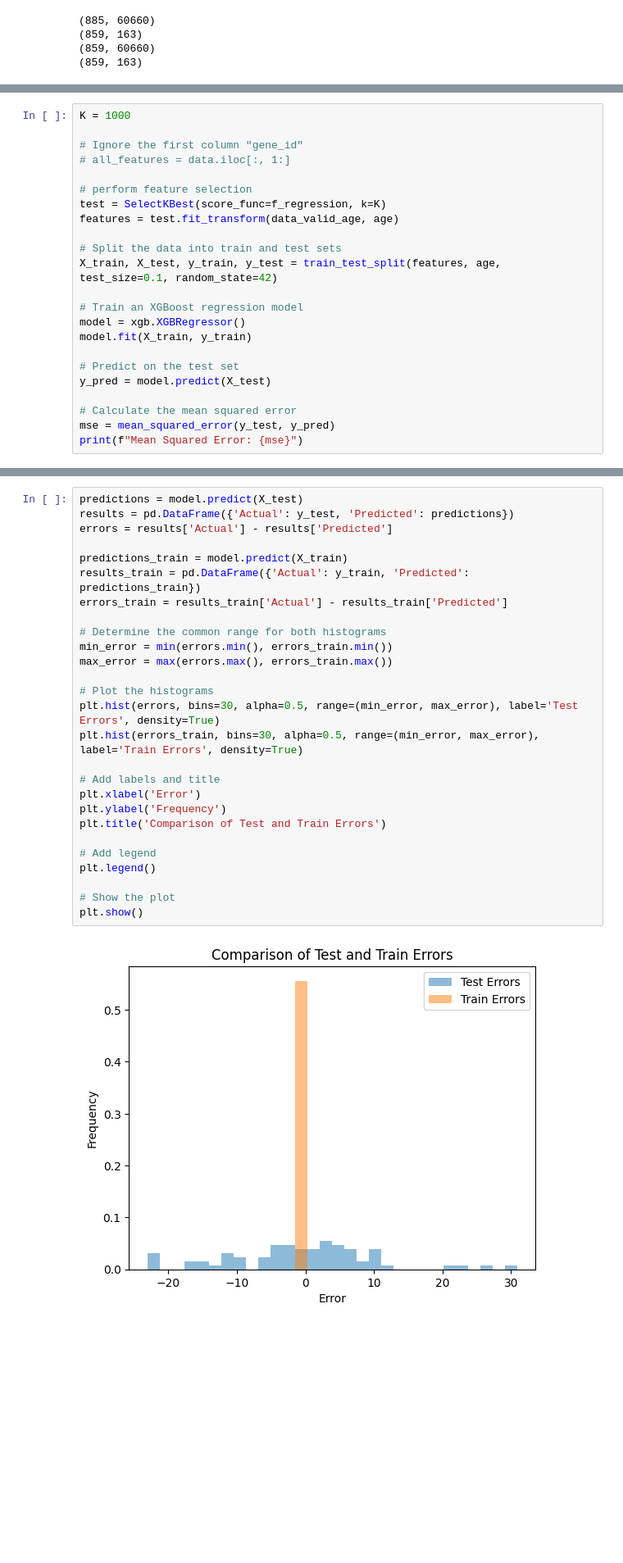
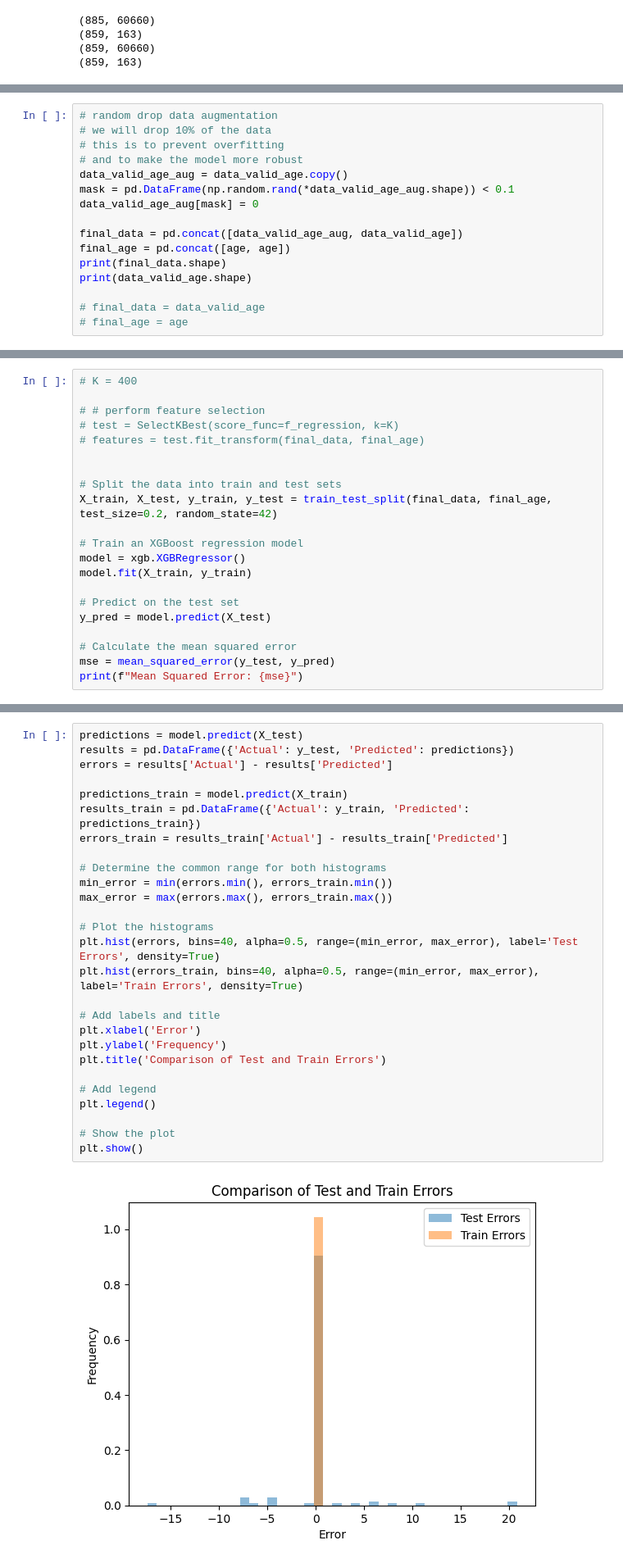
Before and after one commit to igorperic17/gene-expression-age-prediction, a Jupyter notebook: xgboost_age.ipynb, the cells around one changed output, grey strips where cells are left out. Shown: that part at 82% size. Cells and saved outputs as stored; diff of their text form; blank space fills up the shorter version.

Commit message:
Added data augmentation and removed feature selection - MSE 12.52

```diff
--- a/xgboost_age.ipynb
+++ b/xgboost_age.ipynb
@@ -251,3 +251,19 @@ plt.hist(age, bins=10)
  array([14. , 21.5, 29. , 36.5, 44. , 51.5, 59. , 66.5, 74. , 81.5, 89. ]),
  <BarContainer object of 10 artists>)
 [figure]
+# %%
+# random drop data augmentation
+# we will drop 10% of the data
+# this is to prevent overfitting
+# and to make the model more robust
+data_valid_age_aug = data_valid_age.copy()
+mask = pd.DataFrame(np.random.rand(*data_valid_age_aug.shape)) < 0.1
+data_valid_age_aug[mask] = 0
+
+final_data = pd.concat([data_valid_age_aug, data_valid_age])
+final_age = pd.concat([age, age])
+print(final_data.shape)
+print(data_valid_age.shape)
+
+# final_data = data_valid_age
+# final_age = age
@@ -254,15 +273,13 @@ plt.hist(age, bins=10)
 # %%
-K = 1000
+# K = 400
 
-# Ignore the first column "gene_id"
-# all_features = data.iloc[:, 1:]
+# # perform feature selection
+# test = SelectKBest(score_func=f_regression, k=K)
+# features = test.fit_transform(final_data, final_age)
 
-# perform feature selection
-test = SelectKBest(score_func=f_regression, k=K)
-features = test.fit_transform(data_valid_age, age)
 
 # Split the data into train and test sets
-X_train, X_test, y_train, y_test = train_test_split(features, age, test_size=0.1, random_state=42)
+X_train, X_test, y_train, y_test = train_test_split(final_data, final_age, test_size=0.2, random_state=42)
 
 # Train an XGBoost regression model
 model = xgb.XGBRegressor()
@@ -279,32 +296,32 @@ Mean Squared Error: 113.77116193431137
 # %%
 predictions = model.predict(X_test)
 results = pd.DataFrame({'Actual': y_test, 'Predicted': predictions})
 errors = results['Actual'] - results['Predicted']
 
 predictions_train = model.predict(X_train)
 results_train = pd.DataFrame({'Actual': y_train, 'Predicted': predictions_train})
 errors_train = results_train['Actual'] - results_train['Predicted']
 
 # Determine the common range for both histograms
 min_error = min(errors.min(), errors_train.min())
 max_error = max(errors.max(), errors_train.max())
 
 # Plot the histograms
-plt.hist(errors, bins=30, alpha=0.5, range=(min_error, max_error), label='Test Errors', density=True)
-plt.hist(errors_train, bins=30, alpha=0.5, range=(min_error, max_error), label='Train Errors', density=True)
+plt.hist(errors, bins=40, alpha=0.5, range=(min_error, max_error), label='Test Errors', density=True)
+plt.hist(errors_train, bins=40, alpha=0.5, range=(min_error, max_error), label='Train Errors', density=True)
 
 # Add labels and title
 plt.xlabel('Error')
 plt.ylabel('Frequency')
 plt.title('Comparison of Test and Train Errors')
 
 # Add legend
 plt.legend()
 
 # Show the plot
 plt.show()
 # %% [output]
-[figure, old version]
+[figure, new version]
 # %%
 results
 # %% [output]
```
Also changed, not shown: parts of 3 cells of this notebook.
